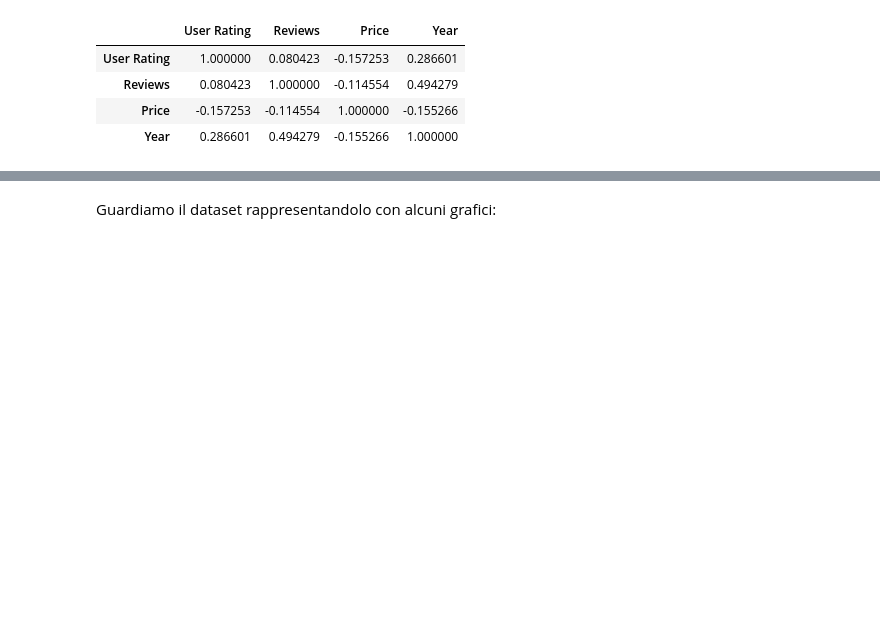
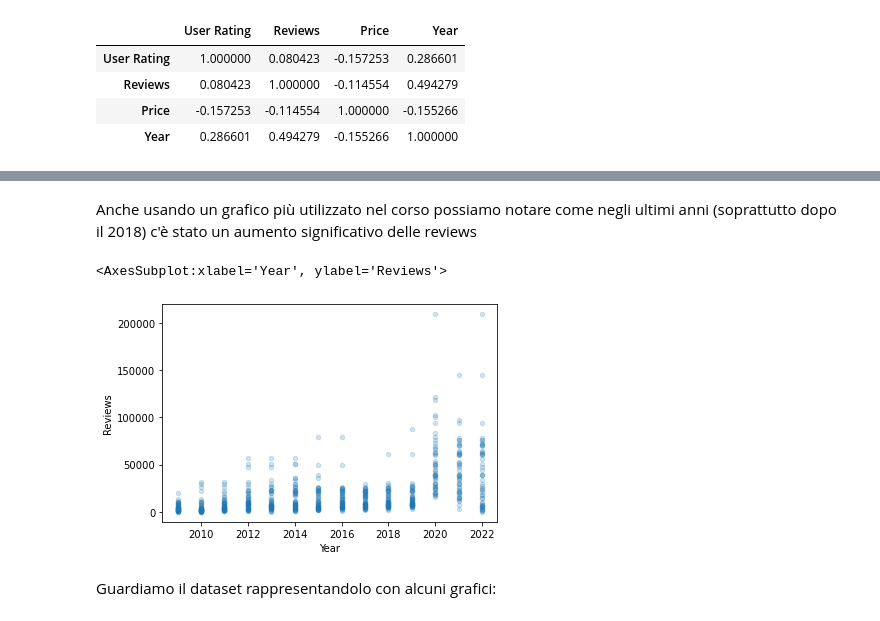
Before and after one commit to Nenne2000/BestSellerAmazon_Notebook, a Jupyter notebook: Notebook.ipynb, the cells around one changed output, grey strips where cells are left out. Cells and saved outputs as stored; diff of their text form; code cells hidden in the pictures; blank space fills up the shorter version.

```diff
--- a/Notebook.ipynb
+++ b/Notebook.ipynb
@@ -93,3 +101,10 @@ plt.plot(X_train,y_hat,color='aqua' )
+# %% [markdown]
+Anche usando un grafico più utilizzato nel corso possiamo notare come negli ultimi anni (soprattutto dopo il 2018) c'è stato un aumento significativo delle reviews
+# %%
+book.plot(kind= 'scatter', x= 'Year', y= 'Reviews', alpha= 0.2)
+# %% [output]
+<AxesSubplot:xlabel='Year', ylabel='Reviews'>
+[figure, added]
 # %% [markdown]
 Guardiamo il dataset rappresentandolo con alcuni grafici:
 # %%
```
Also changed, not shown: parts of 18 cells of this notebook.
